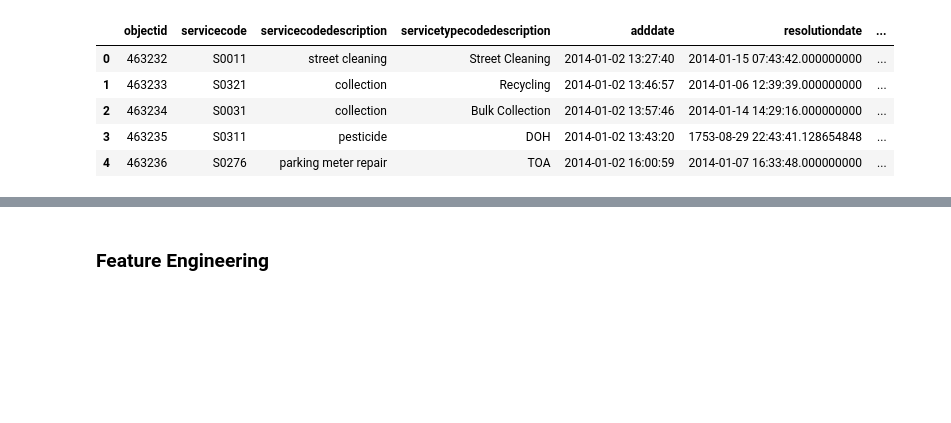
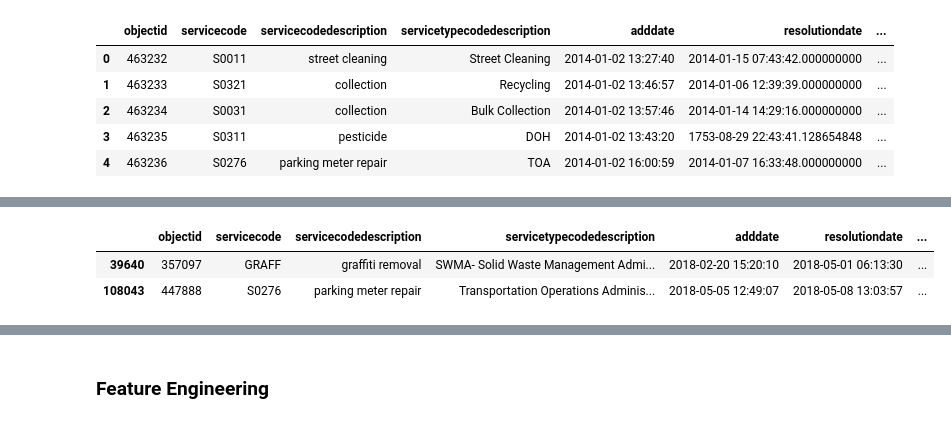
Before and after one commit to haoapple/The_Lab_DC_client_project, a Jupyter notebook: 02.EDA.ipynb, the cells around one changed output, grey strips where cells are left out. Cells and saved outputs as stored; diff of their text form; code cells hidden in the pictures; blank space fills up the shorter version.

```diff
--- a/02.EDA.ipynb
+++ b/02.EDA.ipynb
@@ -828,6 +1008,13 @@ csr_train[csr_train.PSA.isnull()]
 | 1090334 | 1676507 | S0276 | parking meter repair | Transportation Operations Adminis... | 2017-07-24 17:29:48 | 2017-07-24 18:43:09 | ... |
 | 1105404 | 1696451 | MARKINST | maintenance | Transportation Operations Adminis... | 2017-08-07 12:50:18 | 2017-09-20 15:38:17 | ... |
 | 1154924 | 1757828 | SIGTRAMA | signs | Toa- Trans Sys Mnt | 2017-09-28 09:10:28 | 2017-10-05 11:03:20 | ... |
+# %%
+# 2 PSA null data turns out Maryland side. decided to drop
+csr_test[csr_test.PSA.isnull()]
+# %% [output]
+|  | objectid | servicecode | servicecodedescription | servicetypecodedescription | adddate | resolutiondate | ... |
+| 39640 | 357097 | GRAFF | graffiti removal | SWMA- Solid Waste Management Admi... | 2018-02-20 15:20:10 | 2018-05-01 06:13:30 | ... |
+| 108043 | 447888 | S0276 | parking meter repair | Transportation Operations Adminis... | 2018-05-05 12:49:07 | 2018-05-08 13:03:57 | ... |
 # %%
 csr_train.dropna(subset=['PSA'], inplace=True)
 csr_train.PSA=csr_train.PSA.astype(int)
```
Also changed, not shown: parts of 43 cells of this notebook.
